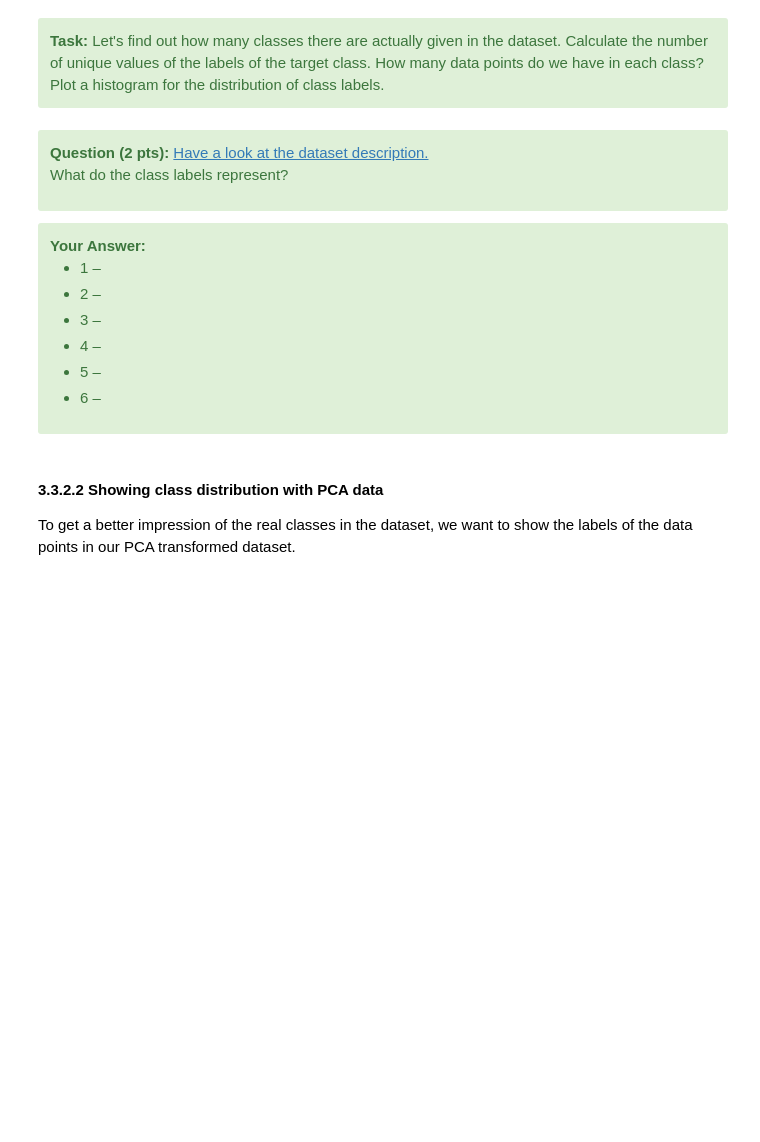
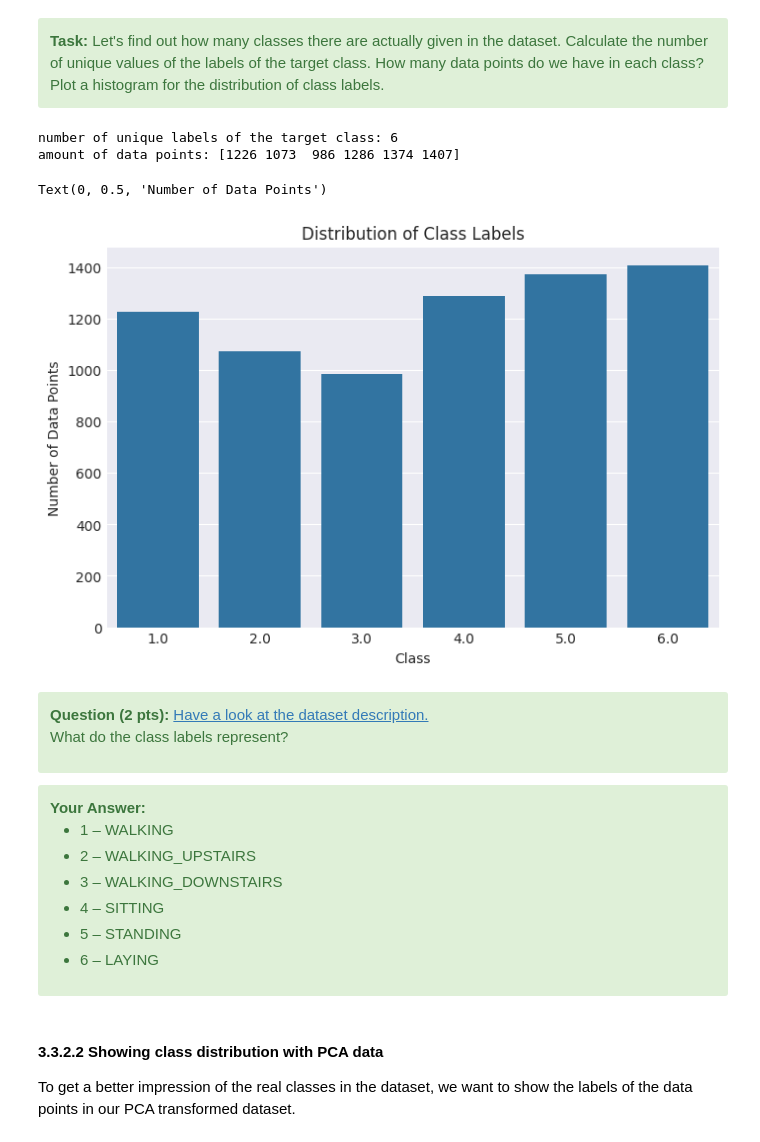
Before and after one commit to anton-seifert/LAMA, a Jupyter notebook: task-3-unsupervised-learning/3_pca_clustering.ipynb, the cells around one changed output. Cells and saved outputs as stored; diff of their text form; code cells hidden in the pictures; blank space fills up the shorter version.

```diff
--- a/task-3-unsupervised-learning/3_pca_clustering.ipynb
+++ b/task-3-unsupervised-learning/3_pca_clustering.ipynb
@@ -433,9 +438,33 @@ n_classes: int
+# %%
+n_classes: int
+
+### STUDENT CODE HERE (2 pts)
+unique_labels = np.unique(y_train)
+n_classes = len(unique_labels)
+print("number of unique labels of the target class:",n_classes)
+y
+
+class_counts = np.array([np.sum(y_train == c) for c in unique_labels])
+print("amount of data points:",class_counts)
+
+### STUDENT CODE until HERE
+# %% [output]
+number of unique labels of the target class: 6
+amount of data points: [1226 1073  986 1286 1374 1407]
 # %%
 #plotting the histogram
 ### STUDENT CODE HERE (2 pts)
-
+import seaborn as sns
+plt.figure(figsize=(8, 5))
+sns.barplot(x=unique_labels, y=class_counts)
+plt.title("Distribution of Class Labels")
+plt.xlabel("Class")
+plt.ylabel("Number of Data Points")
 
 ### STUDENT CODE until HERE
+# %% [output]
+Text(0, 0.5, 'Number of Data Points')
+[figure, added]
 # %% [markdown]
 <div class="alert alert-block alert-success">
 <b>Question (2 pts):</b> <a href="https://archive.ics.uci.edu/ml/machine-learning-databases/00240/UCI%20HAR%20Dataset.names">Have a look at the dataset description.</a>
@@ -445,12 +474,12 @@ What do the class labels represent?
 <div class="alert alert-block alert-success">
 <b>Your Answer:</b>
 <ul>
-    <li> 1 – </li>
-    <li> 2 – </li>
-    <li> 3 – </li>
-    <li> 4 – </li>
-    <li> 5 – </li>
-    <li> 6 – </li>
+    <li> 1 – WALKING </li>
+    <li> 2 – WALKING_UPSTAIRS</li>
+    <li> 3 – WALKING_DOWNSTAIRS</li>
+    <li> 4 – SITTING</li>
+    <li> 5 – STANDING</li>
+    <li> 6 – LAYING</li>
 </ul>
 </div>
 # %% [markdown]
```
Also changed, not shown: parts of 13 cells of this notebook.
